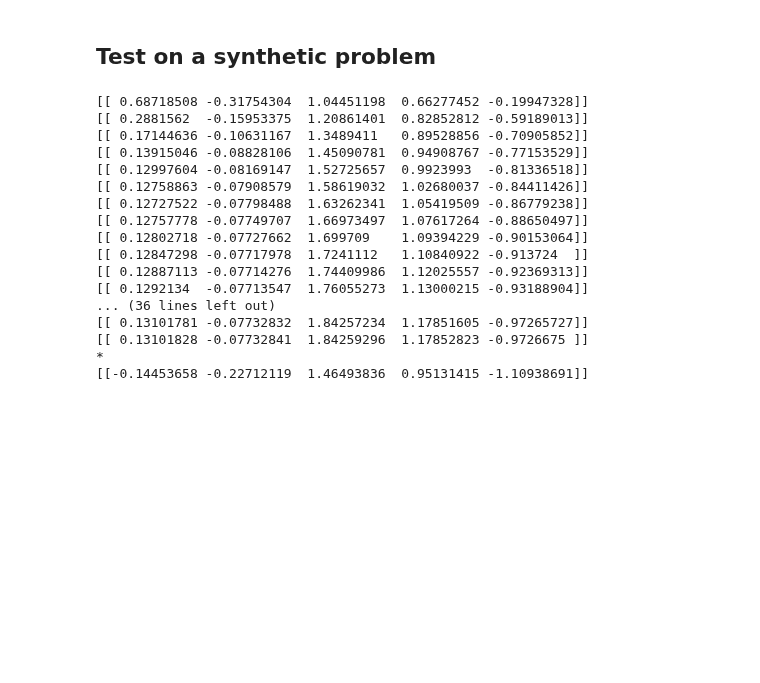
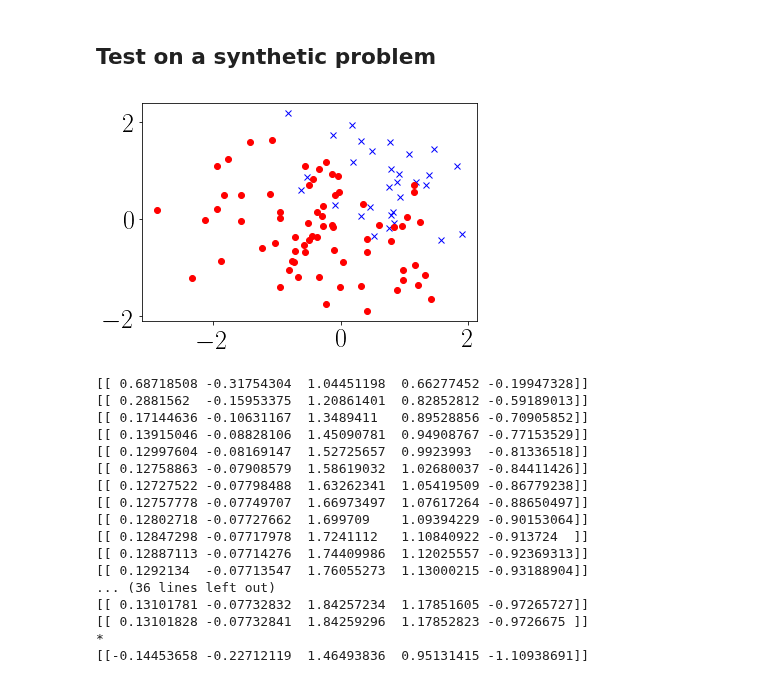
Before and after one commit to atcemgil/notes, a Jupyter notebook: LogisticRegression.ipynb, the cells around one changed output. Saved outputs shown, nothing was run; the diff lists cells and outputs as text; code cells hidden in the pictures; blank space fills up the shorter version.

```diff
--- a/LogisticRegression.ipynb
+++ b/LogisticRegression.ipynb
@@ -156,3 +151,35 @@ Taking the derivative and setting to $0$ results in
 $$
 \pi^* = \frac{c_1}{c_0+c_1} = \frac{c_1}{N}
 $$
+# %%
+%matplotlib inline
+import numpy as np
+import matplotlib as mpl
+import matplotlib.pylab as plt
+
+from ipywidgets import interact, interactive, fixed
+import ipywidgets as widgets
+from IPython.display import clear_output, display, HTML
+from matplotlib import rc
+
+import scipy as sc
+import scipy.optimize as opt
+
+mpl.rc('font',**{'size': 26, 'family':'sans-serif','sans-serif':['Helvetica']})
+mpl.rc('text', usetex=True)
+# %%
+
+def sigmoid(x):
+    return 1/(1+np.exp(-x))
+
+def dsigmoid(x):
+    s = sigmoid(x)
+    return s*(1-s)
+
+def inv_sigmoid(p=0.5):
+    xs = opt.bisect(lambda x: sigmoid(x)-p, a=-100, b=100)
+    return xs
+
+def inv_sigmoid1D(w, b, p=0.5):
+    xs = opt.bisect(lambda x: sigmoid(w*x+b)-p, a=-100, b=100)
+    return xs
@@ -399,16 +530,23 @@ $\newcommand{\diag}{\text{diag}}$
 def sigmoid(t):
     return np.exp(t)/(1+np.exp(t))
 
-D = 5
-N = 200
+D = 3
+N = 100
 
 # Some random features
 X = np.random.randn(N,D)
+X[:,0] = 1
 
 # Generate a random paramater vector
 w_true = np.random.randn(D,1)
 
 # Generate class labels
 pi = sigmoid(np.dot(X, w_true))
-y = np.array([1 if u else 0 for u in np.random.rand(N,1) < pi]).reshape((N,1))
+y = np.array([1 if u else 0 for u in np.random.rand(N,1) < pi]).reshape((N))
+# %%
+plt.plot(X[y==1,1],X[y==1,2],'xb')
+plt.plot(X[y==0,1],X[y==0,2],'or')
+plt.show()
+# %% [output]
+[figure, added]
 # %%
```
Also changed, not shown: parts of 8 cells of this notebook, 3 other files.
